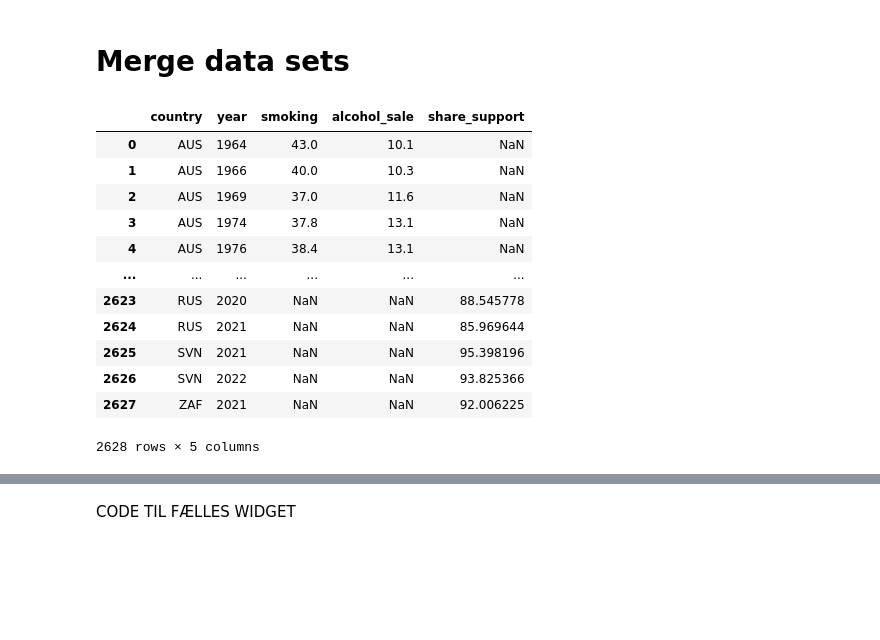
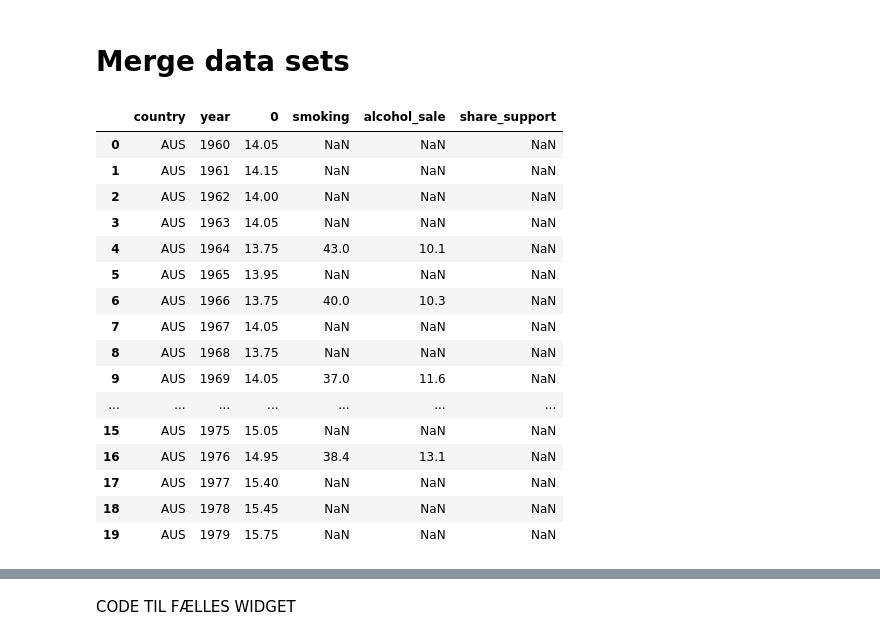
Before and after one commit to NumEconCopenhagen/projects-2023-ida-simone-elin, a Jupyter notebook: dataproject/dataproject.ipynb, the cells around one changed output, grey strips where cells are left out. Drawn from its saved outputs; the diff is of its cells as text; code cells hidden in the pictures; blank space fills up the shorter version.

```diff
--- a/dataproject/dataproject.ipynb
+++ b/dataproject/dataproject.ipynb
@@ -284,21 +303,25 @@ Explain what you see when moving elements of the interactive plot around.
 # Merge data sets
 # %%
 #merging the data
-smokeralc = pd.merge(smokers,alcohol,on=['country','year'],how='outer')
+smokeralc = pd.merge(smokers,alcohol,on=['country','year'],how='left')
+smokalcsoc = pd.merge(smokeralc, social_support,on=['country','year'],how='left')
+merged = pd.merge(df1, smokalcsoc ,on=['country','year'],how='left')
+merged.head(20)
+# %% [output]
+|  | country | year | 0 | smoking | alcohol_sale | share_support |
+| 0 | AUS | 1960 | 14.05 | NaN | NaN | NaN |
+| 1 | AUS | 1961 | 14.15 | NaN | NaN | NaN |
+| 2 | AUS | 1962 | 14.00 | NaN | NaN | NaN |
+| 3 | AUS | 1963 | 14.05 | NaN | NaN | NaN |
+| 4 | AUS | 1964 | 13.75 | 43.0 | 10.1 | NaN |
+| 5 | AUS | 1965 | 13.95 | NaN | NaN | NaN |
+| 6 | AUS | 1966 | 13.75 | 40.0 | 10.3 | NaN |
+| 7 | AUS | 1967 | 14.05 | NaN | NaN | NaN |
+| 8 | AUS | 1968 | 13.75 | NaN | NaN | NaN |
+| 9 | AUS | 1969 | 14.05 | 37.0 | 11.6 | NaN |
+| ... | ... | ... | ... | ... | ... | ... |
+| 15 | AUS | 1975 | 15.05 | NaN | NaN | NaN |
+| 16 | AUS | 1976 | 14.95 | 38.4 | 13.1 | NaN |
+| 17 | AUS | 1977 | 15.40 | NaN | NaN | NaN |
+| 18 | AUS | 1978 | 15.45 | NaN | NaN | NaN |
+| 19 | AUS | 1979 | 15.75 | NaN | NaN | NaN |
-# %%
-merged = pd.merge(smokeralc, social_support,on=['country','year'],how='outer')
-merged
-# %% [output]
-|  | country | year | smoking | alcohol_sale | share_support |
-| 0 | AUS | 1964 | 43.0 | 10.1 | NaN |
-| 1 | AUS | 1966 | 40.0 | 10.3 | NaN |
-| 2 | AUS | 1969 | 37.0 | 11.6 | NaN |
-| 3 | AUS | 1974 | 37.8 | 13.1 | NaN |
-| 4 | AUS | 1976 | 38.4 | 13.1 | NaN |
-| ... | ... | ... | ... | ... | ... |
-| 2623 | RUS | 2020 | NaN | NaN | 88.545778 |
-| 2624 | RUS | 2021 | NaN | NaN | 85.969644 |
-| 2625 | SVN | 2021 | NaN | NaN | 95.398196 |
-| 2626 | SVN | 2022 | NaN | NaN | 93.825366 |
-| 2627 | ZAF | 2021 | NaN | NaN | 92.006225 |
-2628 rows × 5 columns
```
Also changed, not shown: parts of 16 cells of this notebook.
